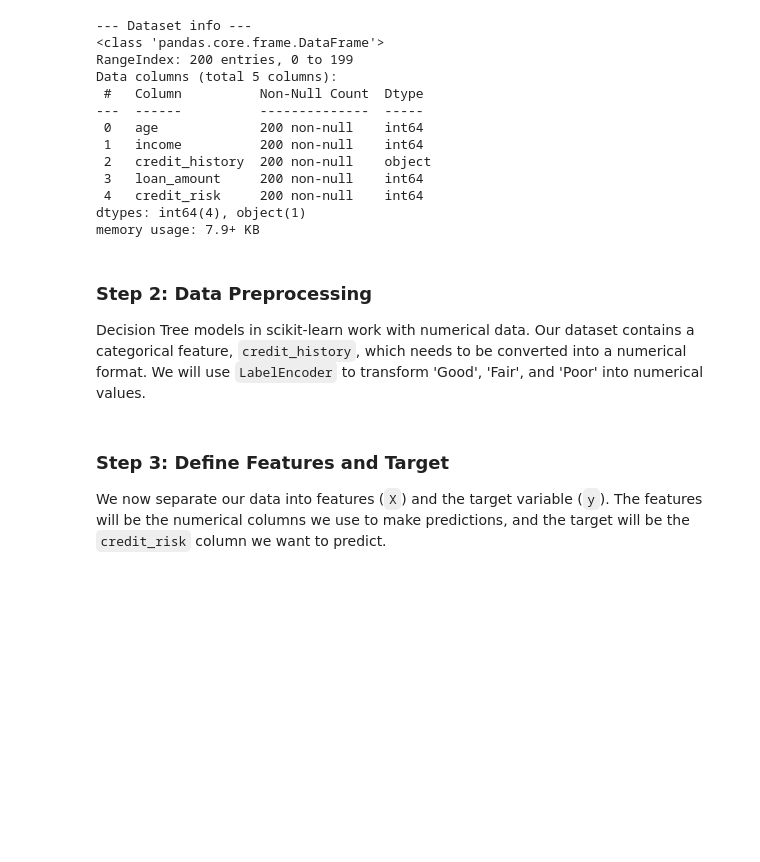
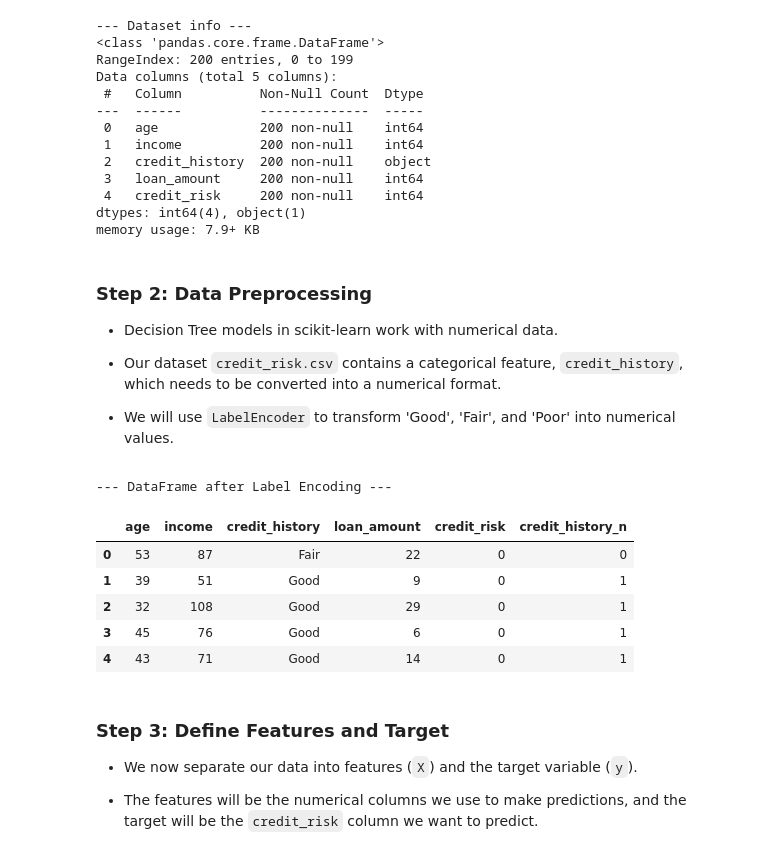
Before and after one commit to prakash-ukhalkar/ML, a Jupyter notebook: 08_Decision_Tree_Classification_ML/01_Exercise_Decision_Tree_Classification_ML/01_Exercise_Decision_Tree_Classification_ML.ipynb, the cells around one changed output. Cells and saved outputs as stored; diff of their text form; code cells hidden in the pictures; blank space fills up the shorter version.

Commit message:
Exercise - Decision Tree Classification

```diff
--- a/08_Decision_Tree_Classification_ML/01_Exercise_Decision_Tree_Classification_ML/01_Exercise_Decision_Tree_Classification_ML.ipynb
+++ b/08_Decision_Tree_Classification_ML/01_Exercise_Decision_Tree_Classification_ML/01_Exercise_Decision_Tree_Classification_ML.ipynb
@@ -63,23 +63,37 @@ Data columns (total 5 columns):
 dtypes: int64(4), object(1)
 memory usage: 7.9+ KB
 # %% [markdown]
-### **Step 2: Data Preprocessing**
+### Step 2: Data Preprocessing
 
-Decision Tree models in scikit-learn work with numerical data. Our dataset contains a categorical feature, `credit_history`, which needs to be converted into a numerical format. We will use `LabelEncoder` to transform 'Good', 'Fair', and 'Poor' into numerical values.
+* Decision Tree models in scikit-learn work with numerical data.
+
+* Our dataset `credit_risk.csv` contains a categorical feature, `credit_history`, which needs to be converted into a numerical format.
+
+* We will use `LabelEncoder` to transform 'Good', 'Fair', and 'Poor' into numerical values.
 # %%
 # Create a LabelEncoder instance
 le_credit_history = LabelEncoder()
 
 # Apply LabelEncoder to the 'credit_history' column
 df['credit_history_n'] = le_credit_history.fit_transform(df['credit_history'])
 
 # Display the DataFrame with the new numerical column
 print("--- DataFrame after Label Encoding ---")
-print(df.head())
+df.head()
+# %% [output]
+--- DataFrame after Label Encoding ---
+|  | age | income | credit_history | loan_amount | credit_risk | credit_history_n |
+| 0 | 53 | 87 | Fair | 22 | 0 | 0 |
+| 1 | 39 | 51 | Good | 9 | 0 | 1 |
+| 2 | 32 | 108 | Good | 29 | 0 | 1 |
+| 3 | 45 | 76 | Good | 6 | 0 | 1 |
+| 4 | 43 | 71 | Good | 14 | 0 | 1 |
 # %% [markdown]
-### **Step 3: Define Features and Target**
+### Step 3: Define Features and Target
 
-We now separate our data into features (`X`) and the target variable (`y`). The features will be the numerical columns we use to make predictions, and the target will be the `credit_risk` column we want to predict.
+* We now separate our data into features (`X`) and the target variable (`y`).
+
+* The features will be the numerical columns we use to make predictions, and the target will be the `credit_risk` column we want to predict.
 # %%
 # Define features (X) using the numerical columns
 X = df[['age', 'income', 'credit_history_n', 'loan_amount']]
```
Also changed, not shown: parts of 13 cells of this notebook.
